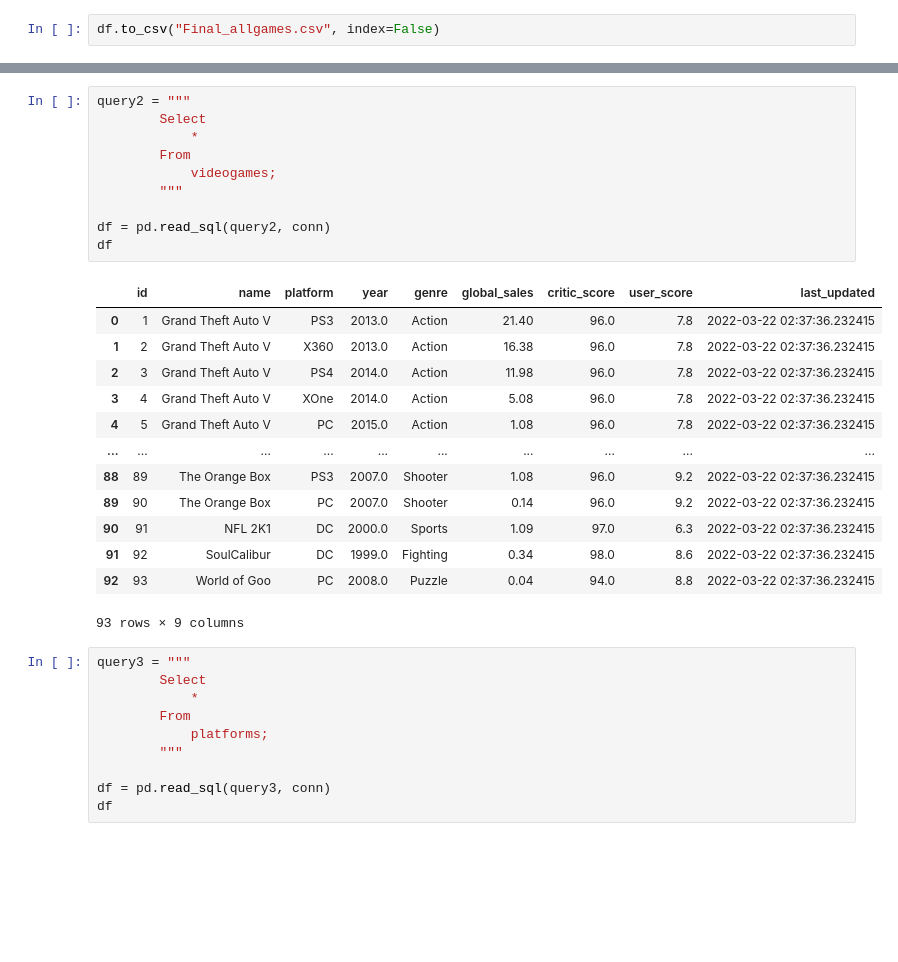
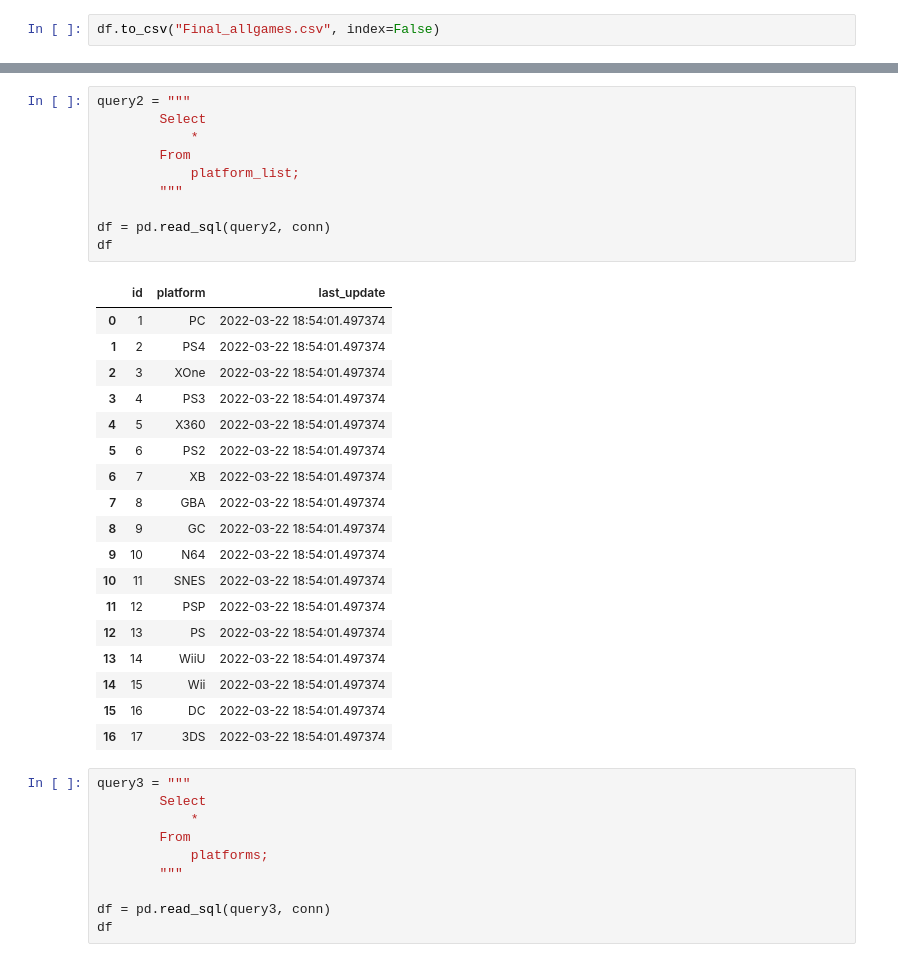
Before and after one commit to ebimoosa/smu_project_2_group_2, a Jupyter notebook: P2/Data_Queries.ipynb, the cells around one changed output, grey strips where cells are left out. Cells and saved outputs as stored; diff of their text form; blank space fills up the shorter version.

```diff
--- a/P2/Data_Queries.ipynb
+++ b/P2/Data_Queries.ipynb
@@ -65,27 +86,32 @@ df.to_csv("Final_allgames.csv", index=False)
 # %%
 query2 = """
         Select
             *
         From
-            videogames;
+            platform_list;
         """
 
 df = pd.read_sql(query2, conn)
 df
 # %% [output]
-|  | id | name | platform | year | genre | global_sales | critic_score | user_score | last_updated |
-| 0 | 1 | Grand Theft Auto V | PS3 | 2013.0 | Action | 21.40 | 96.0 | 7.8 | 2022-03-22 02:37:36.232415 |
-| 1 | 2 | Grand Theft Auto V | X360 | 2013.0 | Action | 16.38 | 96.0 | 7.8 | 2022-03-22 02:37:36.232415 |
-| 2 | 3 | Grand Theft Auto V | PS4 | 2014.0 | Action | 11.98 | 96.0 | 7.8 | 2022-03-22 02:37:36.232415 |
-| 3 | 4 | Grand Theft Auto V | XOne | 2014.0 | Action | 5.08 | 96.0 | 7.8 | 2022-03-22 02:37:36.232415 |
-| 4 | 5 | Grand Theft Auto V | PC | 2015.0 | Action | 1.08 | 96.0 | 7.8 | 2022-03-22 02:37:36.232415 |
-| ... | ... | ... | ... | ... | ... | ... | ... | ... | ... |
-| 88 | 89 | The Orange Box | PS3 | 2007.0 | Shooter | 1.08 | 96.0 | 9.2 | 2022-03-22 02:37:36.232415 |
-| 89 | 90 | The Orange Box | PC | 2007.0 | Shooter | 0.14 | 96.0 | 9.2 | 2022-03-22 02:37:36.232415 |
-| 90 | 91 | NFL 2K1 | DC | 2000.0 | Sports | 1.09 | 97.0 | 6.3 | 2022-03-22 02:37:36.232415 |
-| 91 | 92 | SoulCalibur | DC | 1999.0 | Fighting | 0.34 | 98.0 | 8.6 | 2022-03-22 02:37:36.232415 |
-| 92 | 93 | World of Goo | PC | 2008.0 | Puzzle | 0.04 | 94.0 | 8.8 | 2022-03-22 02:37:36.232415 |
+|  | id | platform | last_update |
+| 0 | 1 | PC | 2022-03-22 18:54:01.497374 |
+| 1 | 2 | PS4 | 2022-03-22 18:54:01.497374 |
+| 2 | 3 | XOne | 2022-03-22 18:54:01.497374 |
+| 3 | 4 | PS3 | 2022-03-22 18:54:01.497374 |
+| 4 | 5 | X360 | 2022-03-22 18:54:01.497374 |
+| 5 | 6 | PS2 | 2022-03-22 18:54:01.497374 |
+| 6 | 7 | XB | 2022-03-22 18:54:01.497374 |
+| 7 | 8 | GBA | 2022-03-22 18:54:01.497374 |
+| 8 | 9 | GC | 2022-03-22 18:54:01.497374 |
+| 9 | 10 | N64 | 2022-03-22 18:54:01.497374 |
+| 10 | 11 | SNES | 2022-03-22 18:54:01.497374 |
+| 11 | 12 | PSP | 2022-03-22 18:54:01.497374 |
+| 12 | 13 | PS | 2022-03-22 18:54:01.497374 |
+| 13 | 14 | WiiU | 2022-03-22 18:54:01.497374 |
+| 14 | 15 | Wii | 2022-03-22 18:54:01.497374 |
+| 15 | 16 | DC | 2022-03-22 18:54:01.497374 |
+| 16 | 17 | 3DS | 2022-03-22 18:54:01.497374 |
-93 rows × 9 columns
 # %%
 query3 = """
         Select
```
Also changed, not shown: parts of 2 cells of this notebook, 14 other files.
